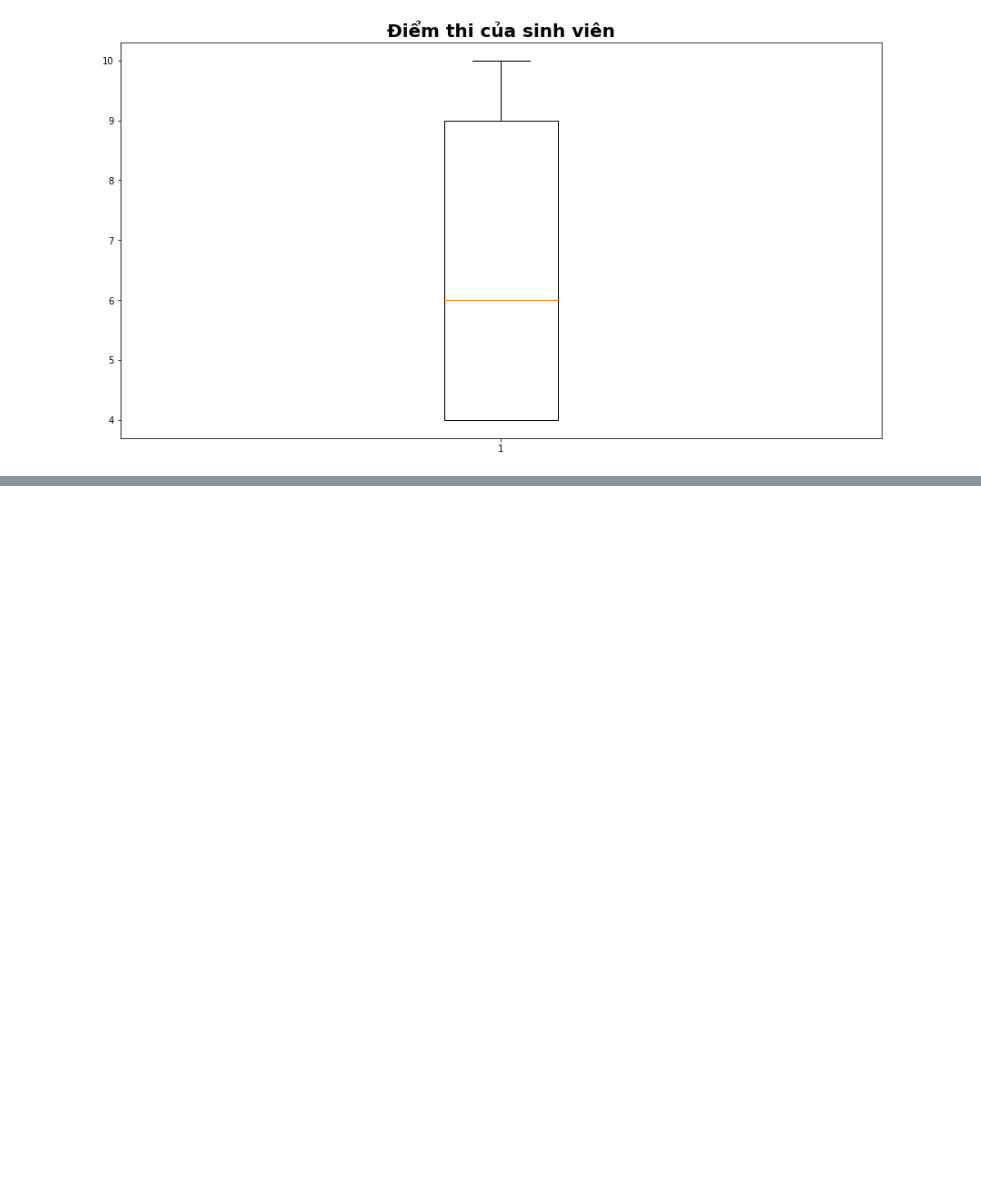
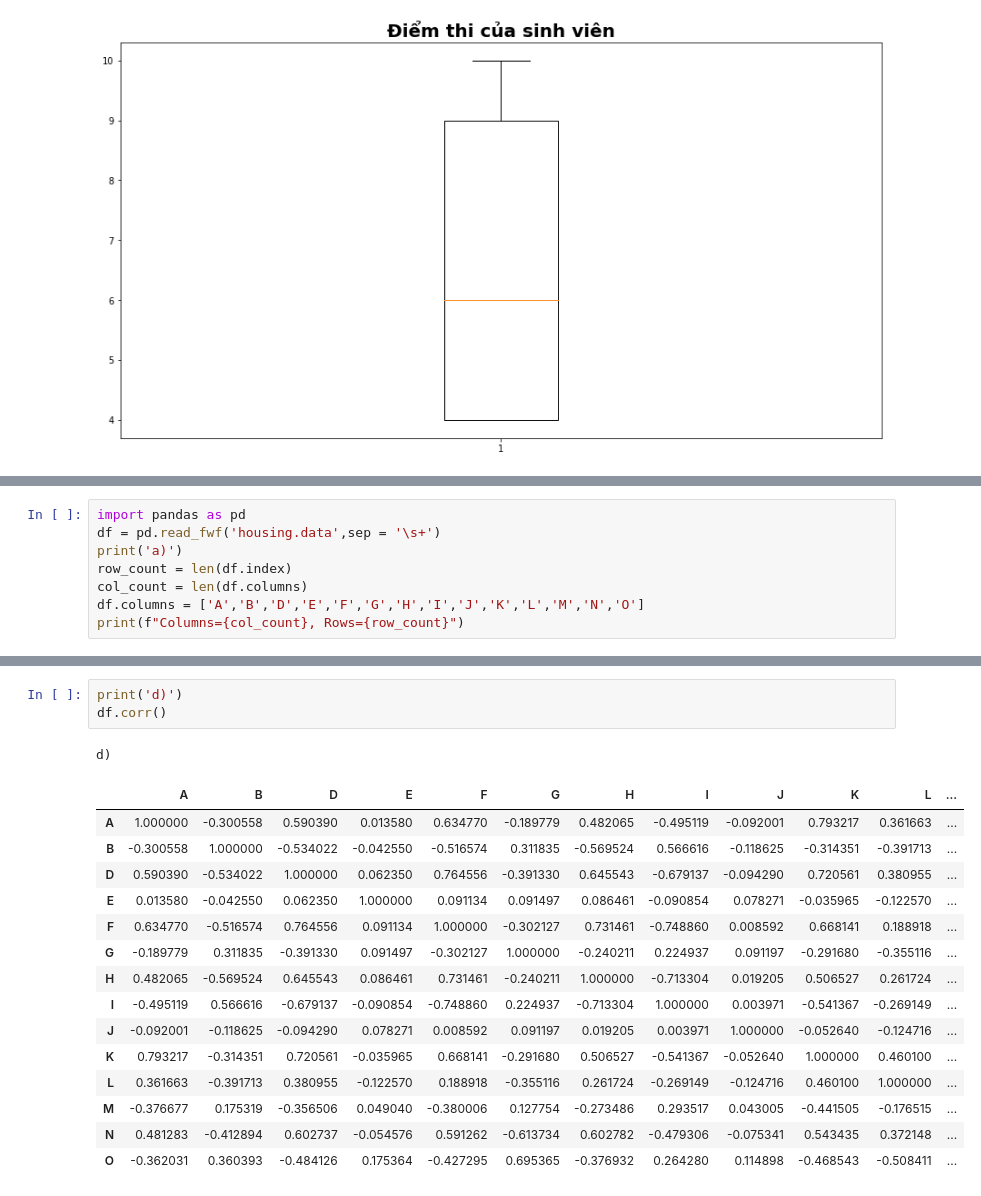
Before and after one commit to Do-Khai/BaiTap, a Jupyter notebook: DoKhai.ipynb, the cells around one changed output, grey strips where cells are left out. Cells and saved outputs as stored; diff of their text form; blank space fills up the shorter version.

```diff
--- a/DoKhai.ipynb
+++ b/DoKhai.ipynb
@@ -751,0 +776,8 @@ plt.show()
+# %%
+import pandas as pd
+df = pd.read_fwf('housing.data',sep = '\s+')
+print('a)')
+row_count = len(df.index)
+col_count = len(df.columns)
+df.columns = ['A','B','D','E','F','G','H','I','J','K','L','M','N','O']
+print(f"Columns={col_count}, Rows={row_count}")
@@ -751,0 +819,20 @@ plt.show()
+# %%
+print('d)')
+df.corr()
+# %% [output]
+d)
+|  | A | B | D | E | F | G | H | I | J | K | L | ... |
+| A | 1.000000 | -0.300558 | 0.590390 | 0.013580 | 0.634770 | -0.189779 | 0.482065 | -0.495119 | -0.092001 | 0.793217 | 0.361663 | ... |
+| B | -0.300558 | 1.000000 | -0.534022 | -0.042550 | -0.516574 | 0.311835 | -0.569524 | 0.566616 | -0.118625 | -0.314351 | -0.391713 | ... |
+| D | 0.590390 | -0.534022 | 1.000000 | 0.062350 | 0.764556 | -0.391330 | 0.645543 | -0.679137 | -0.094290 | 0.720561 | 0.380955 | ... |
+| E | 0.013580 | -0.042550 | 0.062350 | 1.000000 | 0.091134 | 0.091497 | 0.086461 | -0.090854 | 0.078271 | -0.035965 | -0.122570 | ... |
+| F | 0.634770 | -0.516574 | 0.764556 | 0.091134 | 1.000000 | -0.302127 | 0.731461 | -0.748860 | 0.008592 | 0.668141 | 0.188918 | ... |
+| G | -0.189779 | 0.311835 | -0.391330 | 0.091497 | -0.302127 | 1.000000 | -0.240211 | 0.224937 | 0.091197 | -0.291680 | -0.355116 | ... |
+| H | 0.482065 | -0.569524 | 0.645543 | 0.086461 | 0.731461 | -0.240211 | 1.000000 | -0.713304 | 0.019205 | 0.506527 | 0.261724 | ... |
+| I | -0.495119 | 0.566616 | -0.679137 | -0.090854 | -0.748860 | 0.224937 | -0.713304 | 1.000000 | 0.003971 | -0.541367 | -0.269149 | ... |
+| J | -0.092001 | -0.118625 | -0.094290 | 0.078271 | 0.008592 | 0.091197 | 0.019205 | 0.003971 | 1.000000 | -0.052640 | -0.124716 | ... |
+| K | 0.793217 | -0.314351 | 0.720561 | -0.035965 | 0.668141 | -0.291680 | 0.506527 | -0.541367 | -0.052640 | 1.000000 | 0.460100 | ... |
+| L | 0.361663 | -0.391713 | 0.380955 | -0.122570 | 0.188918 | -0.355116 | 0.261724 | -0.269149 | -0.124716 | 0.460100 | 1.000000 | ... |
+| M | -0.376677 | 0.175319 | -0.356506 | 0.049040 | -0.380006 | 0.127754 | -0.273486 | 0.293517 | 0.043005 | -0.441505 | -0.176515 | ... |
+| N | 0.481283 | -0.412894 | 0.602737 | -0.054576 | 0.591262 | -0.613734 | 0.602782 | -0.479306 | -0.075341 | 0.543435 | 0.372148 | ... |
+| O | -0.362031 | 0.360393 | -0.484126 | 0.175364 | -0.427295 | 0.695365 | -0.376932 | 0.264280 | 0.114898 | -0.468543 | -0.508411 | ... |
```
Also changed, not shown: parts of 8 cells of this notebook.
